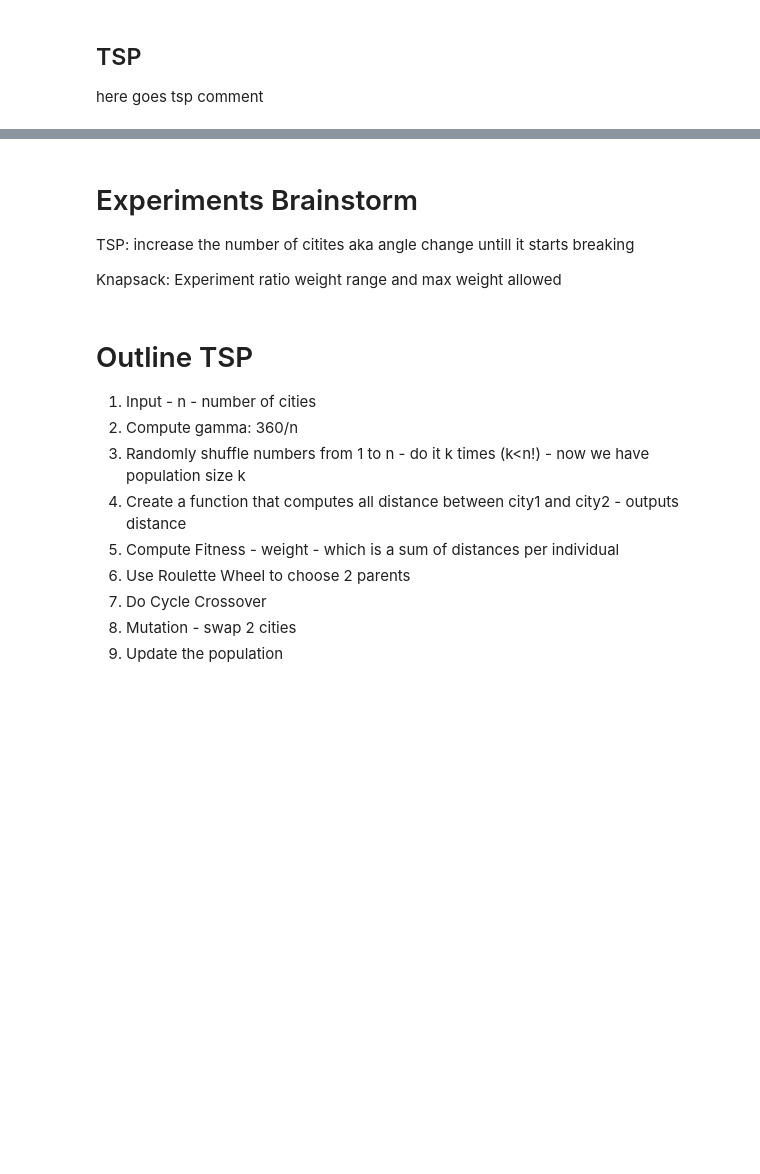
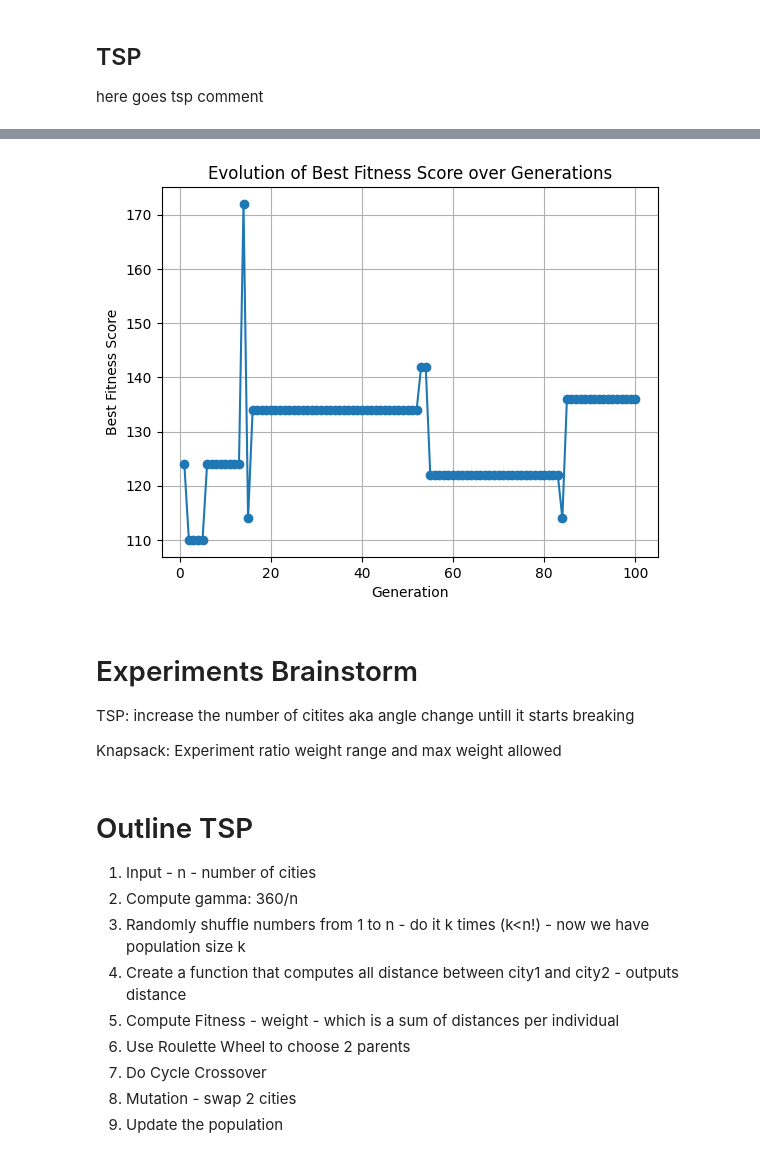
Before and after one commit to AlinaGavrish/Evolutionary-Algorithms-Knapsack-problem-and-TSP, a Jupyter notebook: pretty_start.ipynb, the cells around one changed output, grey strips where cells are left out. Saved outputs shown, nothing was run; the diff lists cells and outputs as text; code cells hidden in the pictures; blank space fills up the shorter version.

```diff
--- a/pretty_start.ipynb
+++ b/pretty_start.ipynb
@@ -397,8 +390,6 @@ def mutation_tsp(offspring, list_of_cities):
 
 here goes knapsack comment
 # %%
-import matplotlib.pyplot as plt
-
 
 n = 5 # number of boxes
 total_weight = 20
@@ -444,7 +435,7 @@ for i in range(0, iterations):
     fitness_probs = np.array(indiv_reward_list) / sum(indiv_reward_list)
 
     # Perform selection and crossover
-    selected_individual1, selected_individual2 = roulette_wheel_selection_knapsack(filtered_population, fitness_probs)
+    selected_individual1, selected_individual2 = roulette_wheel_selection(filtered_population, fitness_probs)
 
     print("Selected individual 1:", selected_individual1)
     index_to_remove = filtered_population.index(selected_individual1)
@@ -616,0 +521,74 @@ NameError: name 'crossover_per' is not defined
+# %%
+def genetic_algorithm(n, k, generations):
+    # Generate a random distance matrix
+    dist_matrix = generate_distance_matrix(n)
+
+    # Generate initial population
+    population = generate_initial_population(n, k)
+    print("-----------------------------")
+
+    best_fitness_scores = []  # List to store best fitness score at each generation
+
+    for _ in range(generations):
+        # Compute fitness
+        fitness_scores = compute_fitness(population, dist_matrix)
+
+        # Store the best fitness score of this generation
+        best_fitness = min(fitness_scores)
+        best_fitness_scores.append(best_fitness)
+
+        # Selection
+        parents = roulette_wheel_selection(population, fitness_scores)
+        # Add your crossover, mutation, and replacement steps here
+        # For this example, we're only showing the selection step
+        print("Selected parents:", parents)
+        # Extract the selected parents
+        parent1, parent2 = parents
+
+        offspring = cycle_crossover(parent1, parent2)
+        print("Offspring after crossover:", offspring)
+
+        mutation_probability = 0.1  # Example mutation probability (10%)
+
+        # After crossover, apply mutation to each offspring with a certain probability
+        for i in range(len(offspring)):
+            print("Before mutation - Offspring", i, ":", offspring[i])
+
+            # Check if mutation should be applied based on mutation probability
+            if random.random() < mutation_probability:
+                offspring[i] = swap_mutation(offspring[i])
+                print("Mutation applied to Offspring", i)
+            else:
+                print("No mutation applied to Offspring", i)
+
+            print("After mutation - Offspring", i, ":", offspring[i])
+        # Update the population by removing parents and adding offspring
+        # Update the population by removing parents and adding offspring
+        try:
+            population.remove(parent1)
+        except ValueError:
+            pass  # parent1 not found in population
+        try:
+            population.remove(parent2)
+        except ValueError:
+            pass  # parent2 not found in population
+        population.extend(offspring)
+
+        # Print line of dashes to differentiate between iterations
+        print("-----------------------------")
+
+    # Plotting the best fitness scores over generations
+    plt.plot(range(1, generations + 1), best_fitness_scores, marker='o')
+    plt.xlabel('Generation')
+    plt.ylabel('Best Fitness Score')
+    plt.title('Evolution of Best Fitness Score over Generations')
+    plt.grid(True)
+    plt.show()
+
+# Function to call the genetic algorithm with specified parameters
+def run_genetic_algorithm(n, k, generations):
+    genetic_algorithm(n, k, generations)
+
+# Example usage:
+run_genetic_algorithm(4, 10, 100)  # n=4 cities, population size=10, number of generations=100
+# %% [output]
@@ -617,3 +612,4 @@ NameError: name 'crossover_per' is not defined
+[figure, added]
 # %% [markdown]
 # Experiments Brainstorm
 
```
Also changed, not shown: parts of 13 cells of this notebook.
